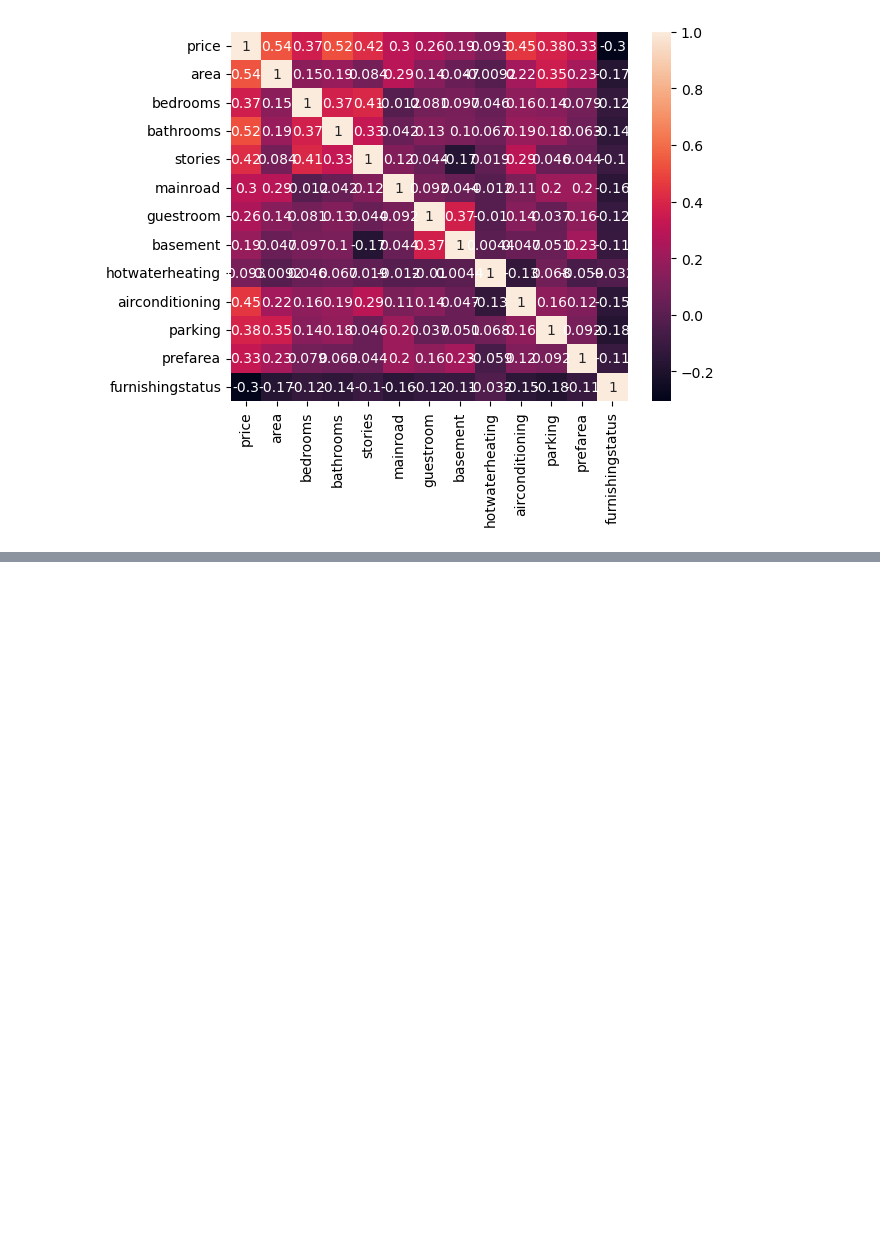
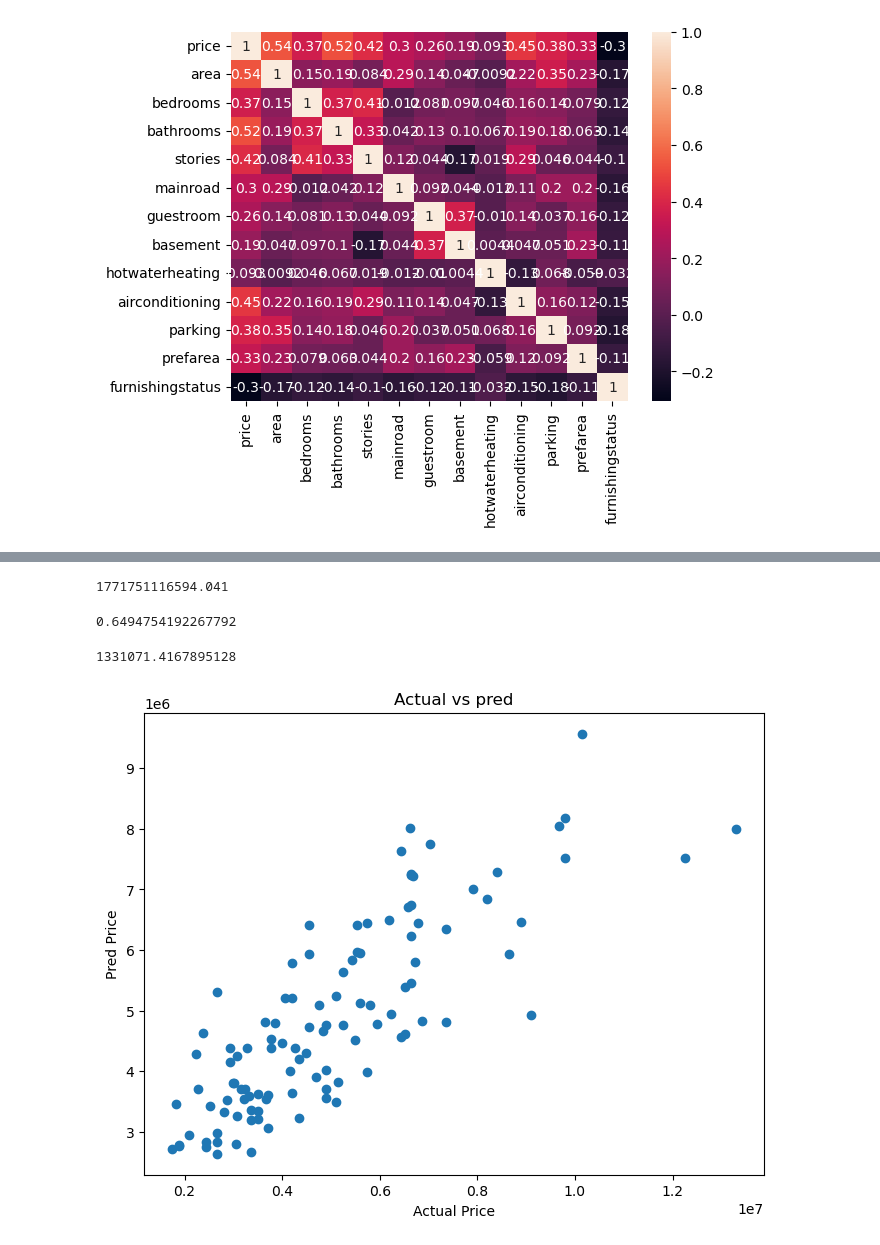
Before and after one commit to Codegemini1/705_26, a Jupyter notebook: house_price.ipynb, the cells around one changed output, grey strips where cells are left out. Saved outputs shown, nothing was run; the diff lists cells and outputs as text; code cells hidden in the pictures; blank space fills up the shorter version.

```diff
--- a/house_price.ipynb
+++ b/house_price.ipynb
@@ -205,0 +312,2 @@ df.head()
+# %%
+X_test_scaled = scalar.transform(X_test) # imp note : Transform only test data not fit_transform
@@ -205,0 +332,4 @@ df.head()
+# %%
+model = LinearRegression()
+# %%
+model.fit(X_train_scaled, y_train)
@@ -205,0 +338,2 @@ df.head()
+# %%
+y_pred = model.predict(X_test_scaled)
@@ -205,0 +379,4 @@ df.head()
+# %%
+mse
+# %% [output]
+1771751116594.041
@@ -205,0 +385,8 @@ df.head()
+# %%
+r2
+# %% [output]
+0.6494754192267792
+# %%
+np.sqrt(mse)
+# %% [output]
+1331071.4167895128
@@ -205,0 +395,9 @@ df.head()
+# %%
+plt.figure(figsize=(8,6))
+plt.scatter(y_test,y_pred)
+plt.xlabel('Actual Price')
+plt.ylabel('Pred Price')
+plt.title('Actual vs pred')
+plt.show()
+# %% [output]
+[figure, added]
```
Also changed, not shown: parts of 26 cells of this notebook.
